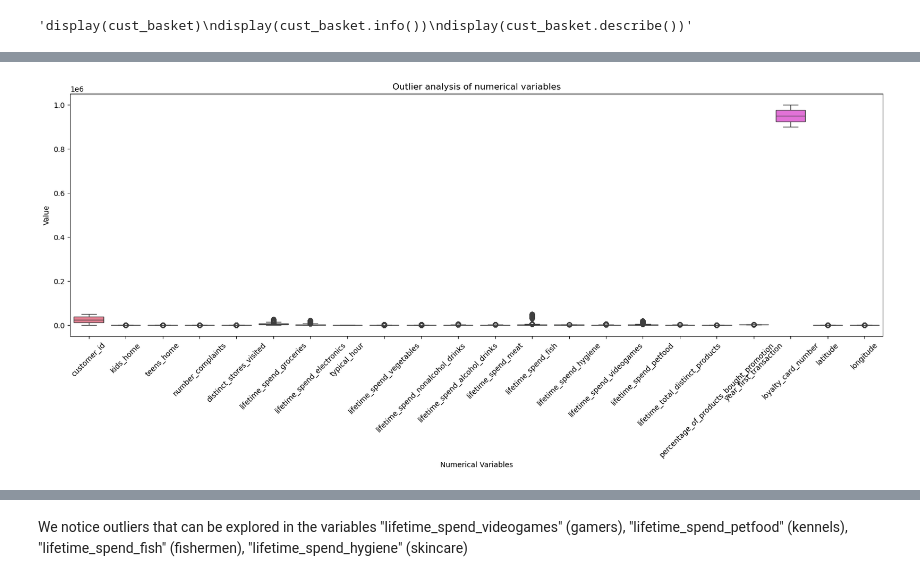
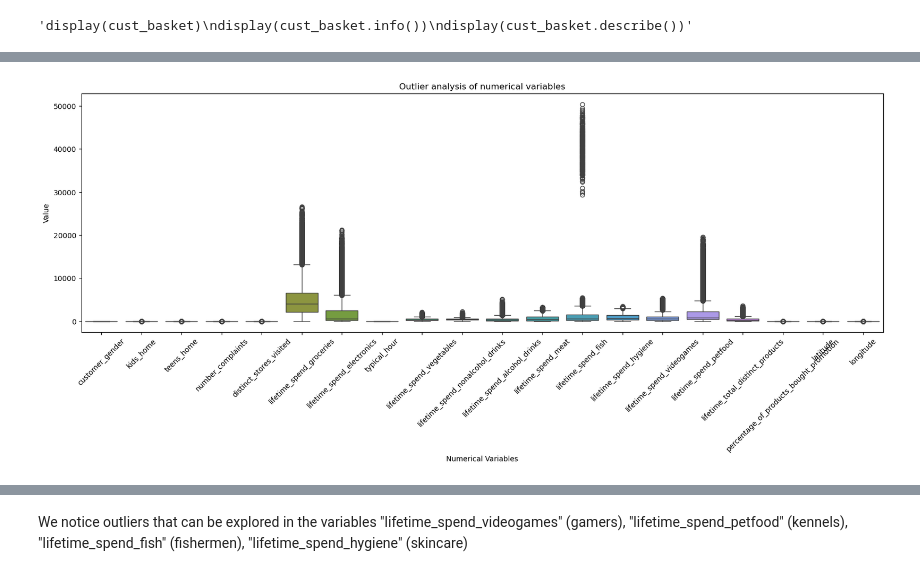
Before and after one commit to mitoma10110/ML2_Project, a Jupyter notebook: preproc_testing.ipynb, the cells around one changed output, grey strips where cells are left out. Cells and saved outputs as stored; diff of their text form; code cells hidden in the pictures.

```diff
--- a/preproc_testing.ipynb
+++ b/preproc_testing.ipynb
@@ -54,14 +39,17 @@ plt.show()
 # %%
+cust_info_numerical = cust_info.drop(['customer_birthdate', 'year_first_transaction', 'loyalty_card_number', 'customer_id'], axis=1)
+
 # Checking for outliers
 plt.figure(figsize=(20,6))
-sns.boxplot(data=cust_info)
+sns.boxplot(data=cust_info_numerical)
+
 plt.xticks(rotation=45)
 plt.xlabel('Numerical Variables')
 plt.ylabel('Value')
 plt.title('Outlier analysis of numerical variables')
 plt.show()
 # %% [output]
-[figure, old version]
+[figure, new version]
 # %%
 # Plotting
 plt.figure(figsize=(20, 10))  # Increase figure size
```
Also changed, not shown: parts of 13 cells of this notebook, 2 other files.
